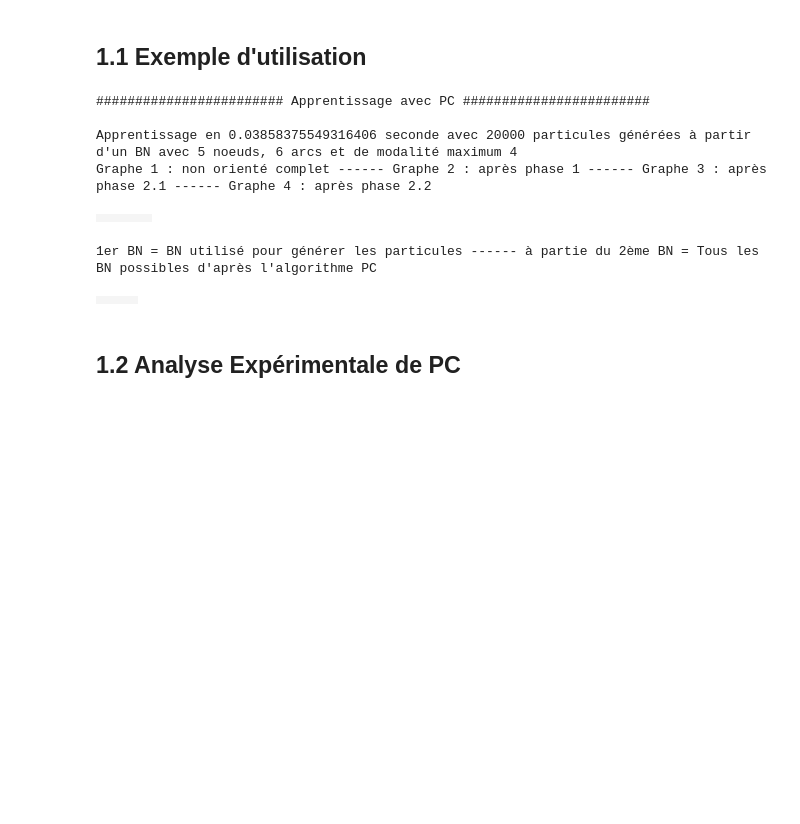
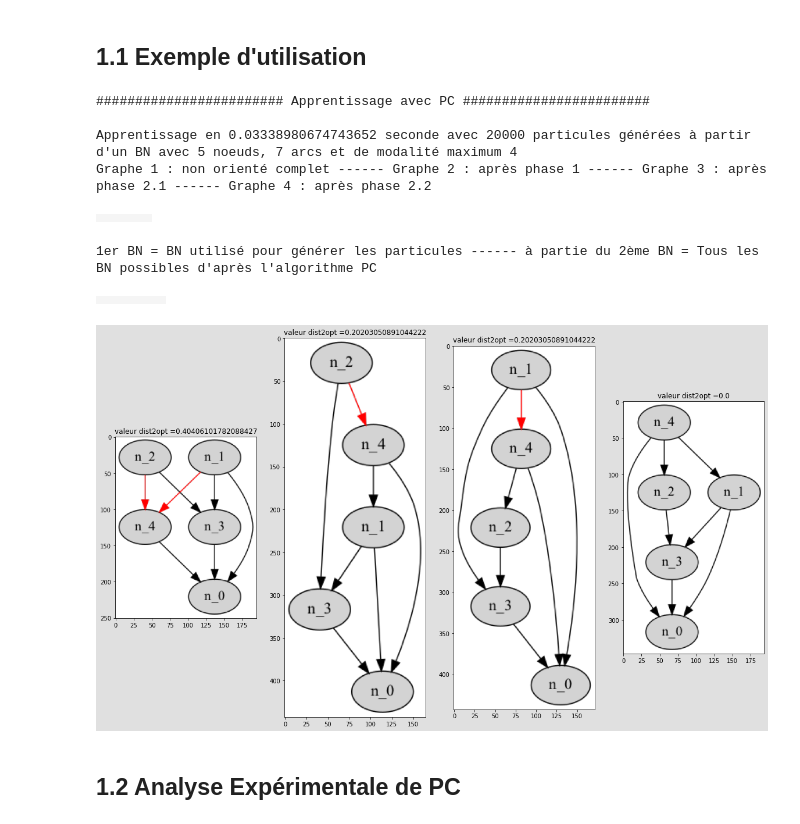
Before and after one commit to davidPinaud/BN_PCSTABLE, a Jupyter notebook: test_projet_MADI.ipynb, the cells around one changed output. Drawn from its saved outputs; the diff is of its cells as text; code cells hidden in the pictures; blank space fills up the shorter version.

```diff
--- a/test_projet_MADI.ipynb
+++ b/test_projet_MADI.ipynb
@@ -668,16 +719,18 @@ def learn_PC(bn,csvFilePath="test.csv",verbose=False,isTest=False,nivRisque=0.05
 ## 1.1 Exemple d'utilisation
 # %%
 ############Exemple############
-bn=genRandomBN()
-bn_approx,duration,_=learn_PC(bn,csvFilePath="test.csv",verbose=True)
+bn=genRandomBN() #On génère un BN aléatoire
+bn_approx,duration,_=learn_PC(bn,csvFilePath="test.csv",verbose=True) #On calcule des approximations de son squelette
+visualise_difference(bn,bn_approx) #On regarde les différences entre les approximations et le bn original
 # %% [output]
 ######################## Apprentissage avec PC ########################
 
-Apprentissage en 0.03858375549316406 seconde avec 20000 particules générées à partir d'un BN avec 5 noeuds, 6 arcs et de modalité maximum 4
+Apprentissage en 0.03338980674743652 seconde avec 20000 particules générées à partir d'un BN avec 5 noeuds, 7 arcs et de modalité maximum 4
 Graphe 1 : non orienté complet ------ Graphe 2 : après phase 1 ------ Graphe 3 : après phase 2.1 ------ Graphe 4 : après phase 2.2
 |  |  |  |  |
 1er BN = BN utilisé pour générer les particules ------ à partie du 2ème BN = Tous les BN possibles d'après l'algorithme PC
-|  |  |  |
+|  |  |  |  |  |
+[figure, added]
 # %% [markdown]
 ## 1.2 Analyse Expérimentale de PC
 # %% [markdown]
```
Also changed, not shown: parts of 12 cells of this notebook, 2 other files.
